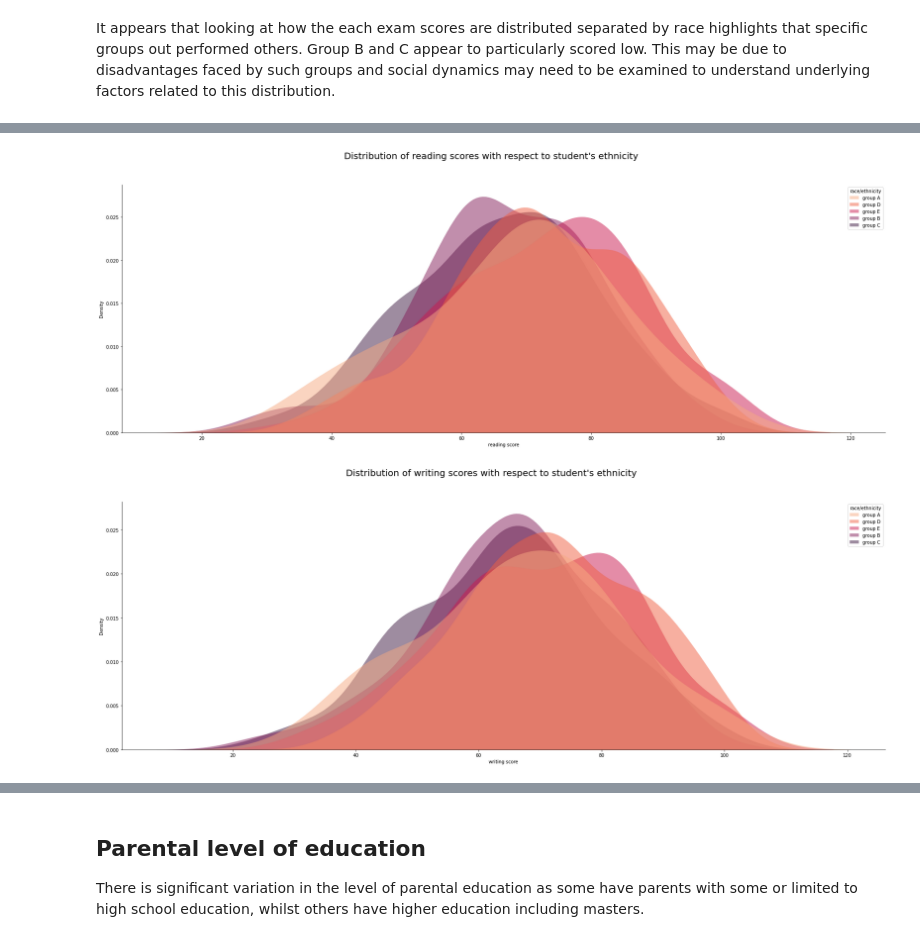
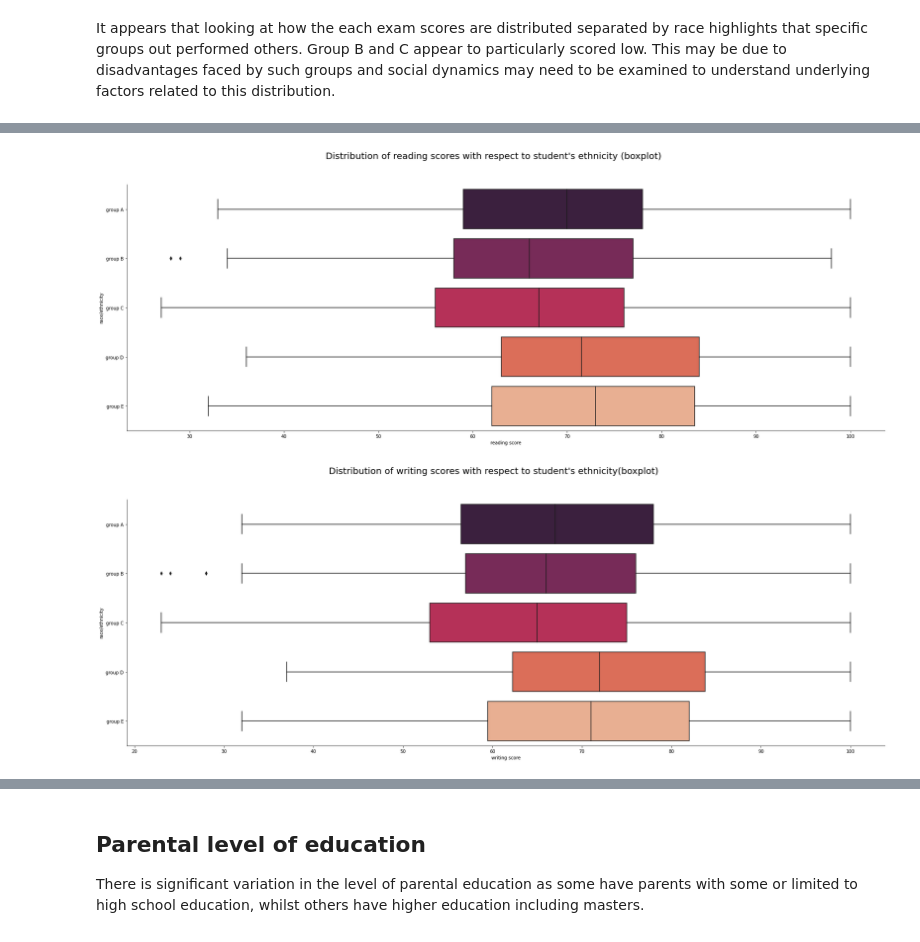
Before and after one commit to Lostinworlds/Anomaly_detection_Exam_Results, a Jupyter notebook: anomaly-detection-exam-results.ipynb, the cells around one changed output, grey strips where cells are left out. Cells and saved outputs as stored; diff of their text form; code cells hidden in the pictures.

```diff
--- a/anomaly-detection-exam-results.ipynb
+++ b/anomaly-detection-exam-results.ipynb
@@ -106,3 +108,5 @@ Drawing insights and assumptions based on ethnicity is limited as the data is an
+# %%
+race_order = ['group A','group B','group C','group D', 'group E',]
 # %%
 #create graph
 plt.figure(figsize= (30,10))
@@ -132,27 +133,23 @@ plt.show()
 # %%
-#create graph
 plt.figure(figsize= (30,10))
-sns.kdeplot(x ="reading score", data = df, hue ="race/ethnicity",  fill=True, common_norm=False, palette = "rocket_r",
-   alpha=.5, linewidth=0,)
+sns.boxplot( x ="reading score", data = df, y = "race/ethnicity", palette = "rocket", order = race_order)
 
 sns.despine(top = True, right = True, left = False, bottom = False)
-plt.suptitle("Distribution of reading scores with respect to student's ethnicity", fontsize = 20)
+plt.suptitle("Distribution of reading scores with respect to student's ethnicity (boxplot)", fontsize = 20)
 
 plt.show()
 # %% [output]
-[figure, old version]
+[figure, new version]
 # %%
-#create graph
 plt.figure(figsize= (30,10))
-sns.kdeplot(x ="writing score", data = df, hue ="race/ethnicity",  fill=True, common_norm=False, palette = "rocket_r",
-   alpha=.5, linewidth=0,)
+sns.boxplot( x ="writing score", data = df, y = "race/ethnicity", palette = "rocket",order = race_order )
 
 sns.despine(top = True, right = True, left = False, bottom = False)
-plt.suptitle("Distribution of writing scores with respect to student's ethnicity", fontsize = 20)
+plt.suptitle("Distribution of writing scores with respect to student's ethnicity(boxplot)", fontsize = 20)
 
 plt.show()
 # %% [output]
-[figure, old version]
+[figure, new version]
 # %%
 # create graph
 fig = px.scatter_3d(df, x = "math score", y = "reading score", z ="writing score", color = "race/ethnicity", template  = "plotly_white",opacity=0.5, size_max=18,color_discrete_sequence=px.colors.qualitative.D3)
```
Also changed, not shown: parts of 19 cells of this notebook.
